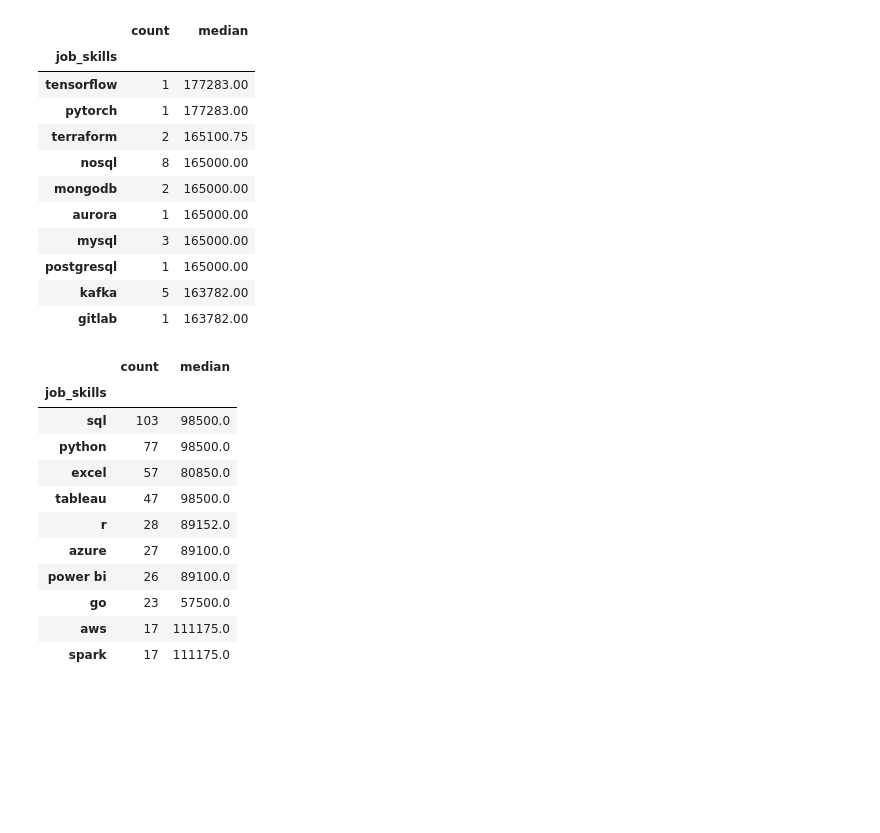
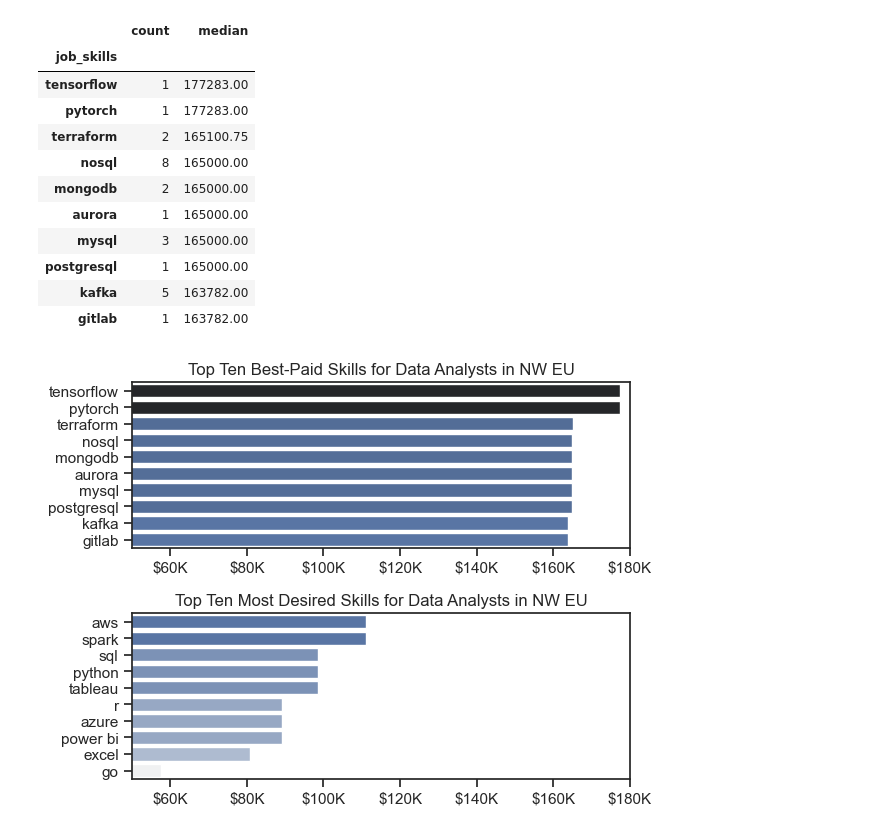
Before and after one commit to mjking92/Data_analysis, a Jupyter notebook: project/salary_analysis.ipynb, the cells around one changed output. Saved outputs shown, nothing was run; the diff lists cells and outputs as text; code cells hidden in the pictures; blank space fills up the shorter version.

```diff
--- a/project/salary_analysis.ipynb
+++ b/project/salary_analysis.ipynb
@@ -135,21 +160,41 @@ df_da_pay
 df_da_count = df_eu_da_exp.groupby('job_skills')['salary_year_avg'].agg(['count', 'median']).sort_values(by='count', ascending=False)
 # %%
 df_da_count = df_da_count.head(10)
-df_da_count
+df_da_count.sort_values(by='median', ascending=False, inplace=True)
-# %% [output]
-|  | count | median |
-| job_skills |  |  |
-| sql | 103 | 98500.0 |
-| python | 77 | 98500.0 |
-| excel | 57 | 80850.0 |
-| tableau | 47 | 98500.0 |
-| r | 28 | 89152.0 |
-| azure | 27 | 89100.0 |
-| power bi | 26 | 89100.0 |
-| go | 23 | 57500.0 |
-| aws | 17 | 111175.0 |
-| spark | 17 | 111175.0 |
 # %%
 fig, ax = plt.subplots(2, 1)
 
 sns.set_theme(style='ticks')
+
+sns.barplot(data=df_da_pay,
+            x='median',
+            y=df_da_pay.index,
+            hue='median',
+            ax=ax[0],
+            palette='dark:b_r'
+            )
+ax[0].legend().remove()
+ax[0].set_title('Top Ten Best-Paid Skills for Data Analysts in NW EU')
+ax[0].set_ylabel('')
+ax[0].set_xlabel('')
+ax[0].set_xlim(50000, 180000)
+ax[0].xaxis.set_major_formatter(plt.FuncFormatter(lambda x, pos: f'${int(x/1000)}K'))
+
+sns.barplot(data=df_da_count,
+            x='median',
+            y=df_da_count.index,
+            ax=ax[1],
+            hue='median',
+            palette='light:b',
+            )
+ax[1].legend().remove()
+ax[1].set_title('Top Ten Most Desired Skills for Data Analysts in NW EU')
+ax[1].set_ylabel('')
+ax[1].set_xlabel('')
+ax[1].set_xlim(50000, 180000)
+ax[1].xaxis.set_major_formatter(plt.FuncFormatter(lambda x, pos: f'${int(x/1000)}K'))
+
+plt.tight_layout()
+plt.show()
+# %% [output]
+[figure, added]
```
Also changed, not shown: parts of 3 cells of this notebook, 4 other files.
